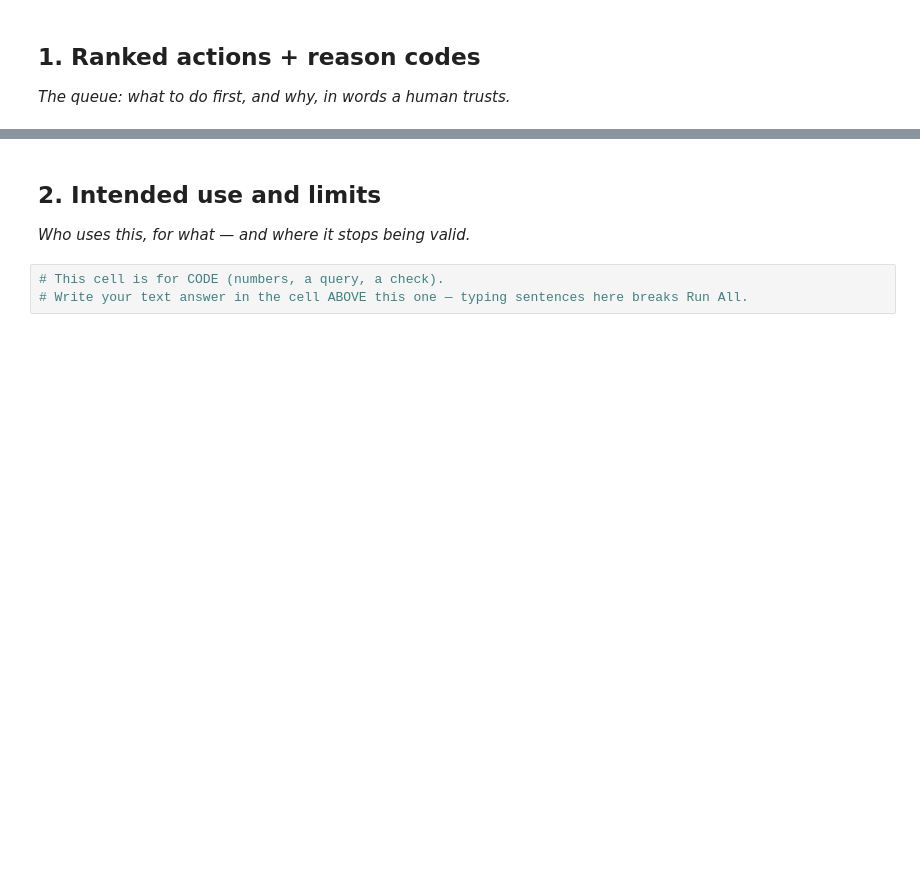
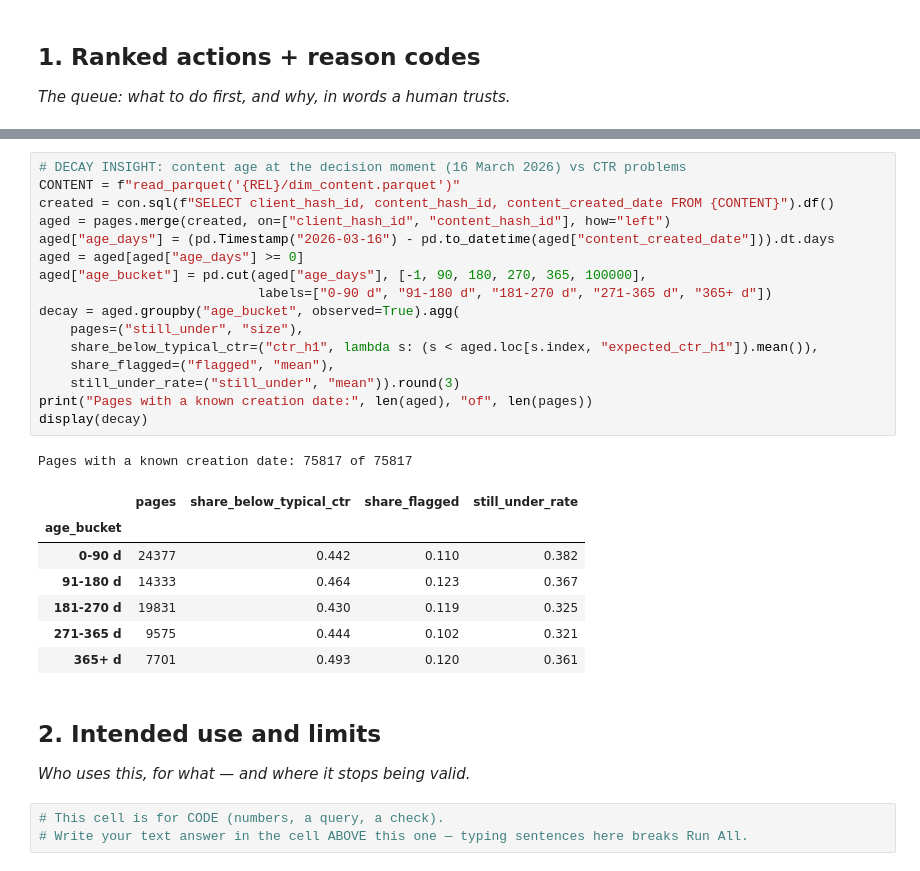
Before and after one commit to jjcodes999/flyrank-ml-repo, a Jupyter notebook: work/notebooks/w07_action_playbook.ipynb, the cells around one changed output, grey strips where cells are left out. Cells and saved outputs as stored; diff of their text form; blank space fills up the shorter version.

```diff
--- a/work/notebooks/w07_action_playbook.ipynb
+++ b/work/notebooks/w07_action_playbook.ipynb
@@ -16,3 +174,28 @@ This skeleton is yours to fill. Work the sections **in order** — each one has
+# %%
+# DECAY INSIGHT: content age at the decision moment (16 March 2026) vs CTR problems
+CONTENT = f"read_parquet('{REL}/dim_content.parquet')"
+created = con.sql(f"SELECT client_hash_id, content_hash_id, content_created_date FROM {CONTENT}").df()
+aged = pages.merge(created, on=["client_hash_id", "content_hash_id"], how="left")
+aged["age_days"] = (pd.Timestamp("2026-03-16") - pd.to_datetime(aged["content_created_date"])).dt.days
+aged = aged[aged["age_days"] >= 0]
+aged["age_bucket"] = pd.cut(aged["age_days"], [-1, 90, 180, 270, 365, 100000],
+                            labels=["0-90 d", "91-180 d", "181-270 d", "271-365 d", "365+ d"])
+decay = aged.groupby("age_bucket", observed=True).agg(
+    pages=("still_under", "size"),
+    share_below_typical_ctr=("ctr_h1", lambda s: (s < aged.loc[s.index, "expected_ctr_h1"]).mean()),
+    share_flagged=("flagged", "mean"),
+    still_under_rate=("still_under", "mean")).round(3)
+print("Pages with a known creation date:", len(aged), "of", len(pages))
+display(decay)
+# %% [output]
+Pages with a known creation date: 75817 of 75817
+|  | pages | share_below_typical_ctr | share_flagged | still_under_rate |
+| age_bucket |  |  |  |  |
+| 0-90 d | 24377 | 0.442 | 0.110 | 0.382 |
+| 91-180 d | 14333 | 0.464 | 0.123 | 0.367 |
+| 181-270 d | 19831 | 0.430 | 0.119 | 0.325 |
+| 271-365 d | 9575 | 0.444 | 0.102 | 0.321 |
+| 365+ d | 7701 | 0.493 | 0.120 | 0.361 |
 # %% [markdown]
 ## 2. Intended use and limits
 
```
Also changed, not shown: parts of 4 cells of this notebook.
